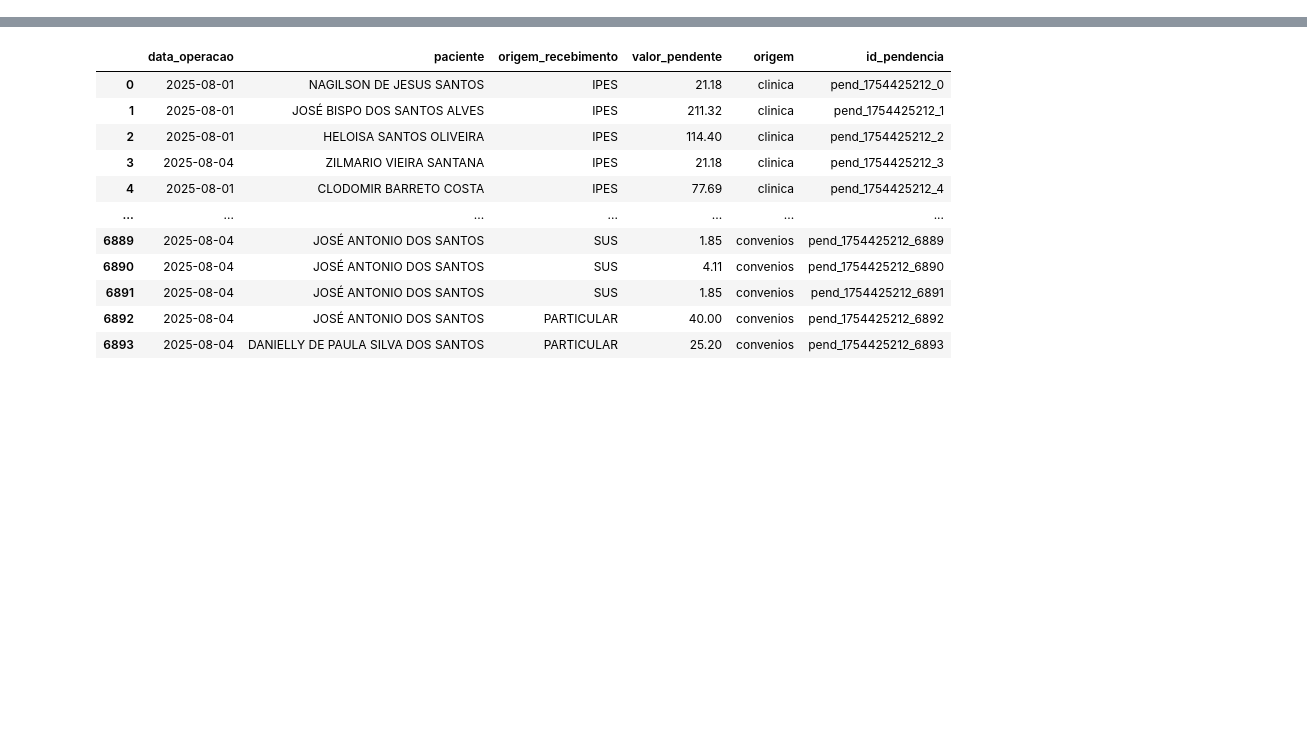
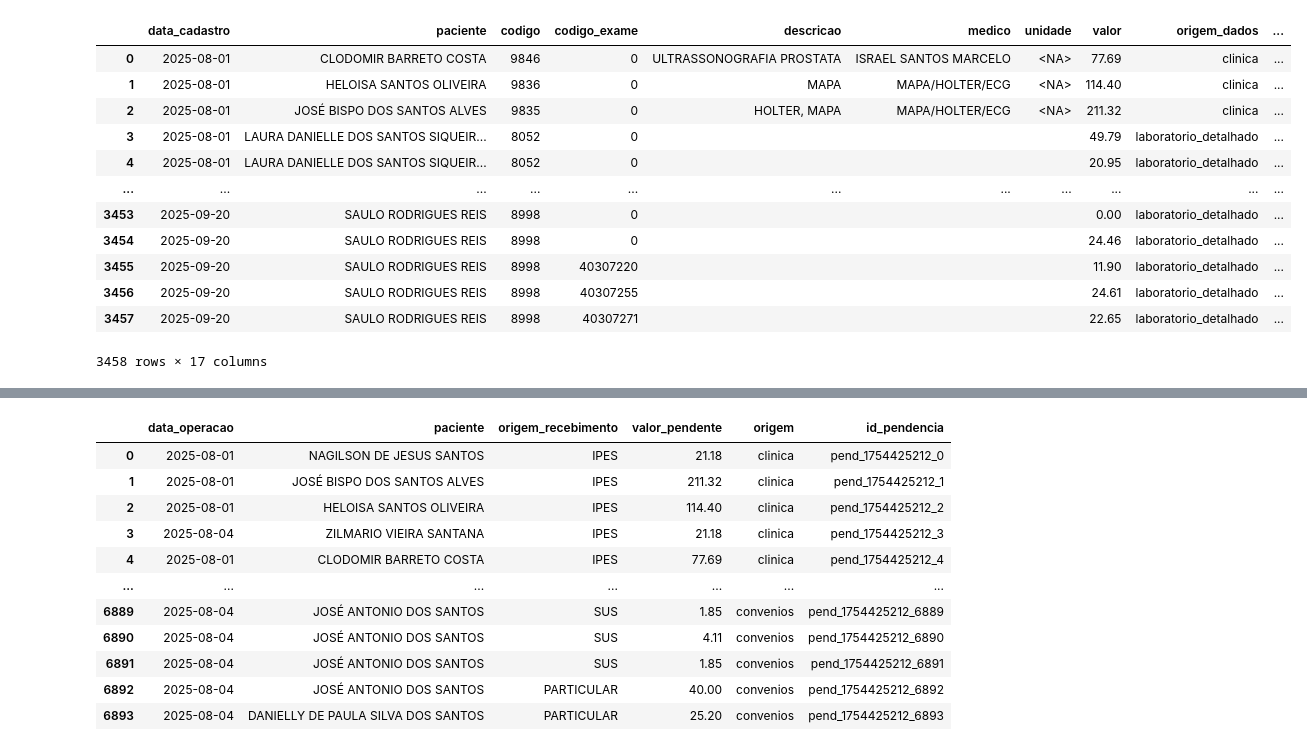
Before and after one commit to leoparipiranga/clinicasantasaude, a Jupyter notebook: testa_importacao.ipynb, the cells around one changed output, grey strips where cells are left out. Drawn from its saved outputs; the diff is of its cells as text; code cells hidden in the pictures; blank space fills up the shorter version.

```diff
--- a/testa_importacao.ipynb
+++ b/testa_importacao.ipynb
@@ -3,0 +16,18 @@ import pickle
+# %%
+with open('data/ipes_consolidado.pkl', 'rb') as f:
+    ipes = pickle.load(f)
+ipes
+# %% [output]
+|  | data_cadastro | paciente | codigo | codigo_exame | descricao | medico | unidade | valor | origem_dados | ... |
+| 0 | 2025-08-01 | CLODOMIR BARRETO COSTA | 9846 | 0 | ULTRASSONOGRAFIA PROSTATA | ISRAEL SANTOS MARCELO | <NA> | 77.69 | clinica | ... |
+| 1 | 2025-08-01 | HELOISA SANTOS OLIVEIRA | 9836 | 0 | MAPA | MAPA/HOLTER/ECG | <NA> | 114.40 | clinica | ... |
+| 2 | 2025-08-01 | JOSÉ BISPO DOS SANTOS ALVES | 9835 | 0 | HOLTER, MAPA | MAPA/HOLTER/ECG | <NA> | 211.32 | clinica | ... |
+| 3 | 2025-08-01 | LAURA DANIELLE DOS SANTOS SIQUEIR... | 8052 | 0 |  |  |  | 49.79 | laboratorio_detalhado | ... |
+| 4 | 2025-08-01 | LAURA DANIELLE DOS SANTOS SIQUEIR... | 8052 | 0 |  |  |  | 20.95 | laboratorio_detalhado | ... |
+| ... | ... | ... | ... | ... | ... | ... | ... | ... | ... | ... |
+| 3453 | 2025-09-20 | SAULO RODRIGUES REIS | 8998 | 0 |  |  |  | 0.00 | laboratorio_detalhado | ... |
+| 3454 | 2025-09-20 | SAULO RODRIGUES REIS | 8998 | 0 |  |  |  | 24.46 | laboratorio_detalhado | ... |
+| 3455 | 2025-09-20 | SAULO RODRIGUES REIS | 8998 | 40307220 |  |  |  | 11.90 | laboratorio_detalhado | ... |
+| 3456 | 2025-09-20 | SAULO RODRIGUES REIS | 8998 | 40307255 |  |  |  | 24.61 | laboratorio_detalhado | ... |
+| 3457 | 2025-09-20 | SAULO RODRIGUES REIS | 8998 | 40307271 |  |  |  | 22.65 | laboratorio_detalhado | ... |
+3458 rows × 17 columns
```
Also changed, not shown: parts of 13 cells of this notebook, 28 other files.
